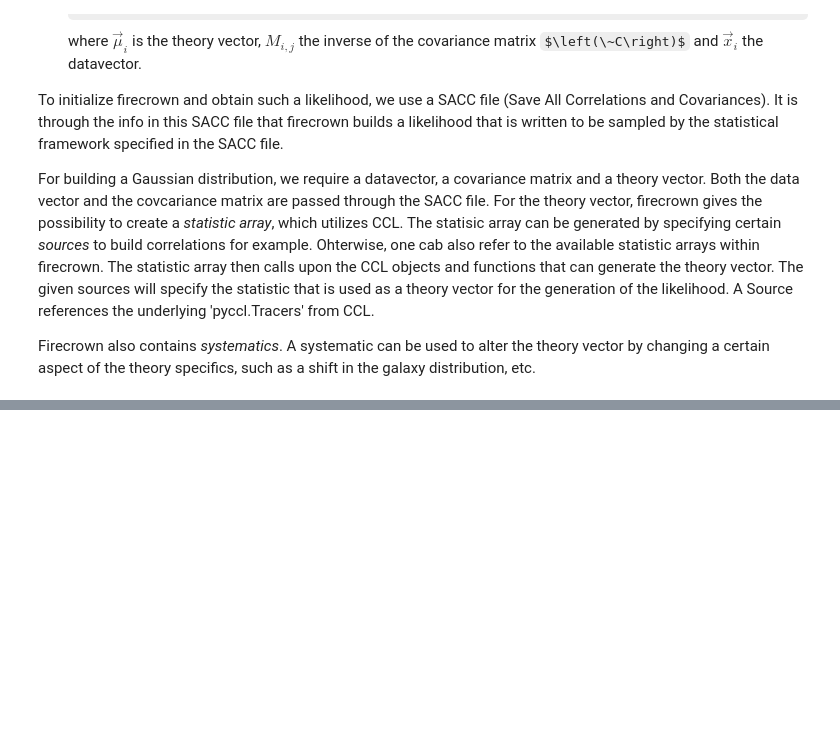
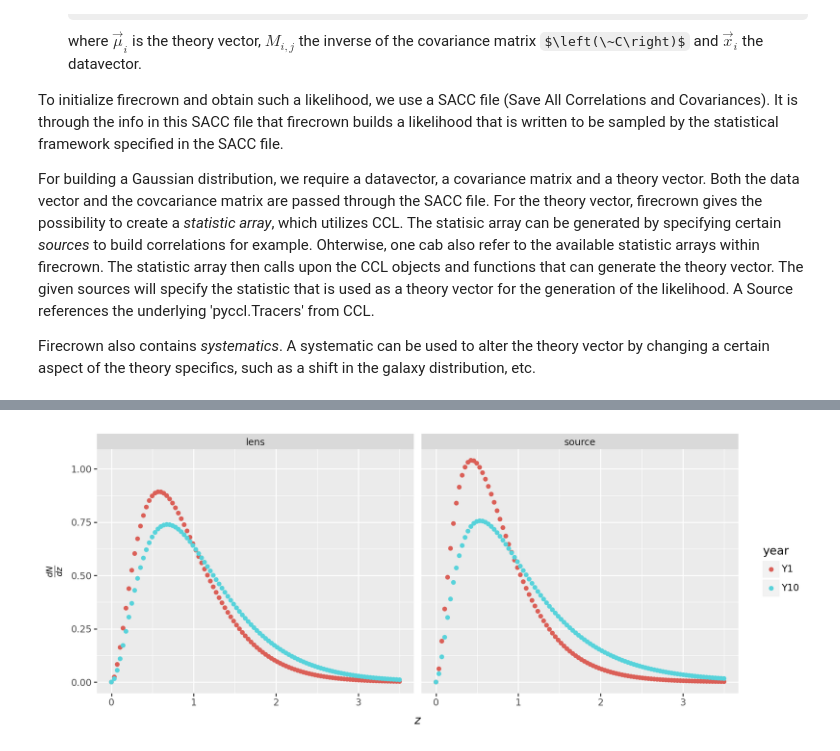
Before and after one commit to XanderHenrik/Masters-Project, a Jupyter notebook: notebooks/building_likelihoods.ipynb, the cells around one changed output, grey strips where cells are left out. Saved outputs shown, nothing was run; the diff lists cells and outputs as text; code cells hidden in the pictures; some formulas as TeX source; blank space fills up the shorter version.

```diff
--- a/notebooks/building_likelihoods.ipynb
+++ b/notebooks/building_likelihoods.ipynb
@@ -50,0 +252,50 @@ The two-point framework is built up from "bin discriptors". These describe (a se
+# %%
+from firecrown.generators.inferred_galaxy_zdist import ZDistLSSTSRD
+
+lsst_z = np.linspace(0.0, 3.5, 100)
+
+# Now we will evaluate the redshift distribution of the LSST SRD using year 1 and year 10 data. We will do this for lens and source galaxies
+# since LSST is mainly used for WL observations:
+zdist_year1_lens = ZDistLSSTSRD.year_1_lens(use_autoknot=True, autoknots_reltol=1.0e-5) # autoknots (NumConsmo) determines the number of knots in the spline interpolation
+zdist_year10_lens = ZDistLSSTSRD.year_10_lens(use_autoknot=True, autoknots_reltol=1.0e-5)
+
+zdist_year1_source = ZDistLSSTSRD.year_1_source(use_autoknot=True, autoknots_reltol=1.0e-5)
+zdist_year10_source = ZDistLSSTSRD.year_10_source(use_autoknot=True, autoknots_reltol=1.0e-5)
+
+# Look at the redshift probability distributions:
+Pz_year1_lens = zdist_year1_lens.distribution(z=lsst_z)
+Pz_year10_lens = zdist_year10_lens.distribution(z=lsst_z)
+
+Pz_year1_source = zdist_year1_source.distribution(z=lsst_z)
+Pz_year10_source = zdist_year10_source.distribution(z=lsst_z)
+
+# Plot the redshift distributions:
+d_y_all = pd.concat(
+    [
+        pd.DataFrame(
+            {
+                "z": lsst_z,
+                "Pz": Pz,
+                "year": year,
+                "distribution": dist,
+            }
+        )
+        for Pz, year, dist in [
+                (Pz_year1_lens, "Y1", "lens"),
+                (Pz_year10_lens, "Y10", "lens"),
+                (Pz_year1_source, "Y1", "source"),
+                (Pz_year10_source, "Y10", "source"),
+        ]
+    ]
+)
+
+(
+    ggplot(d_y_all, aes(x="z", y="Pz", color="year"))
+    + geom_point()
+    + labs(x=r"$z$", y=r"$\frac{dN}{dz}$")
+    # + doc_theme()
+    + facet_wrap("~ distribution", ncol=2)
+    + theme(figure_size=(10, 4))
+)
+# %% [output]
+[figure, added]
```
Also changed, not shown: parts of 18 cells of this notebook, 2 other files.
